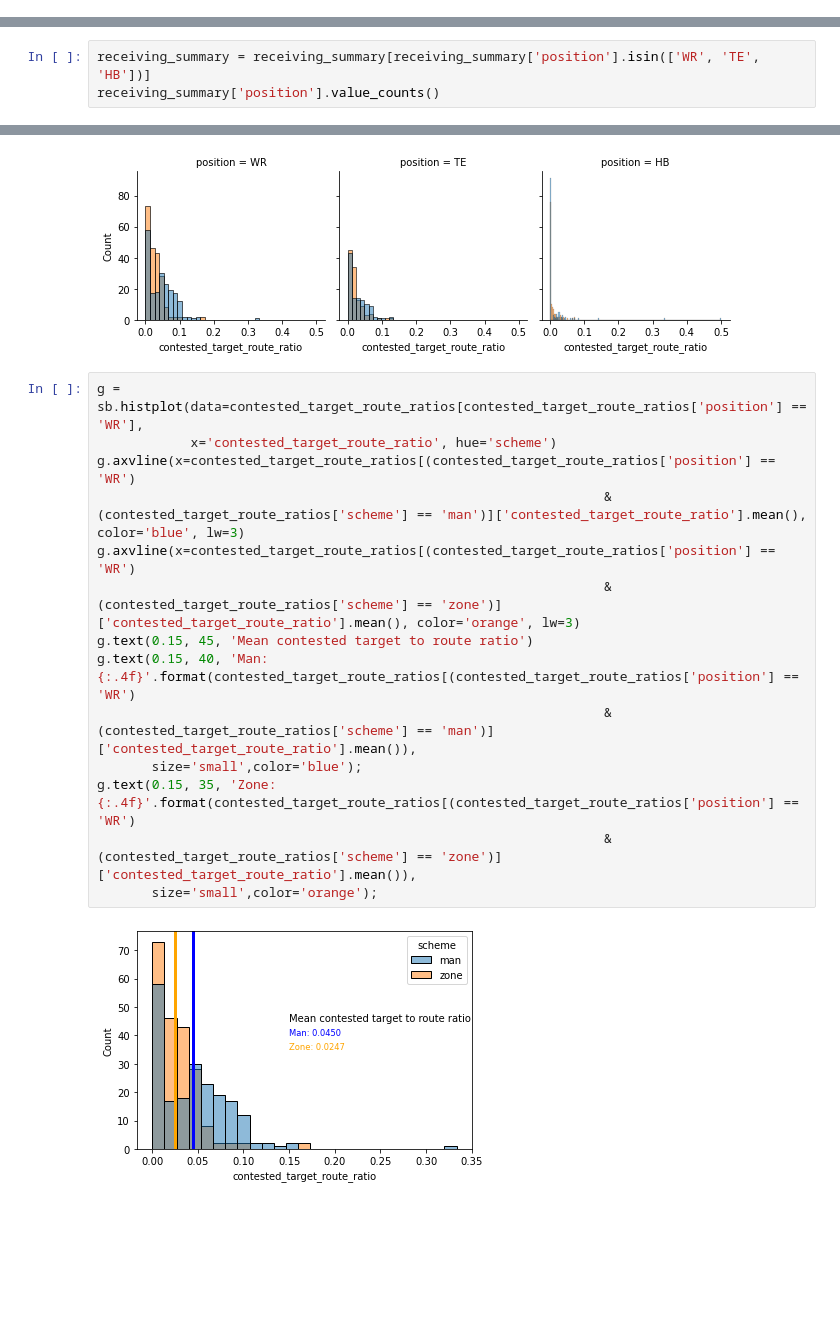
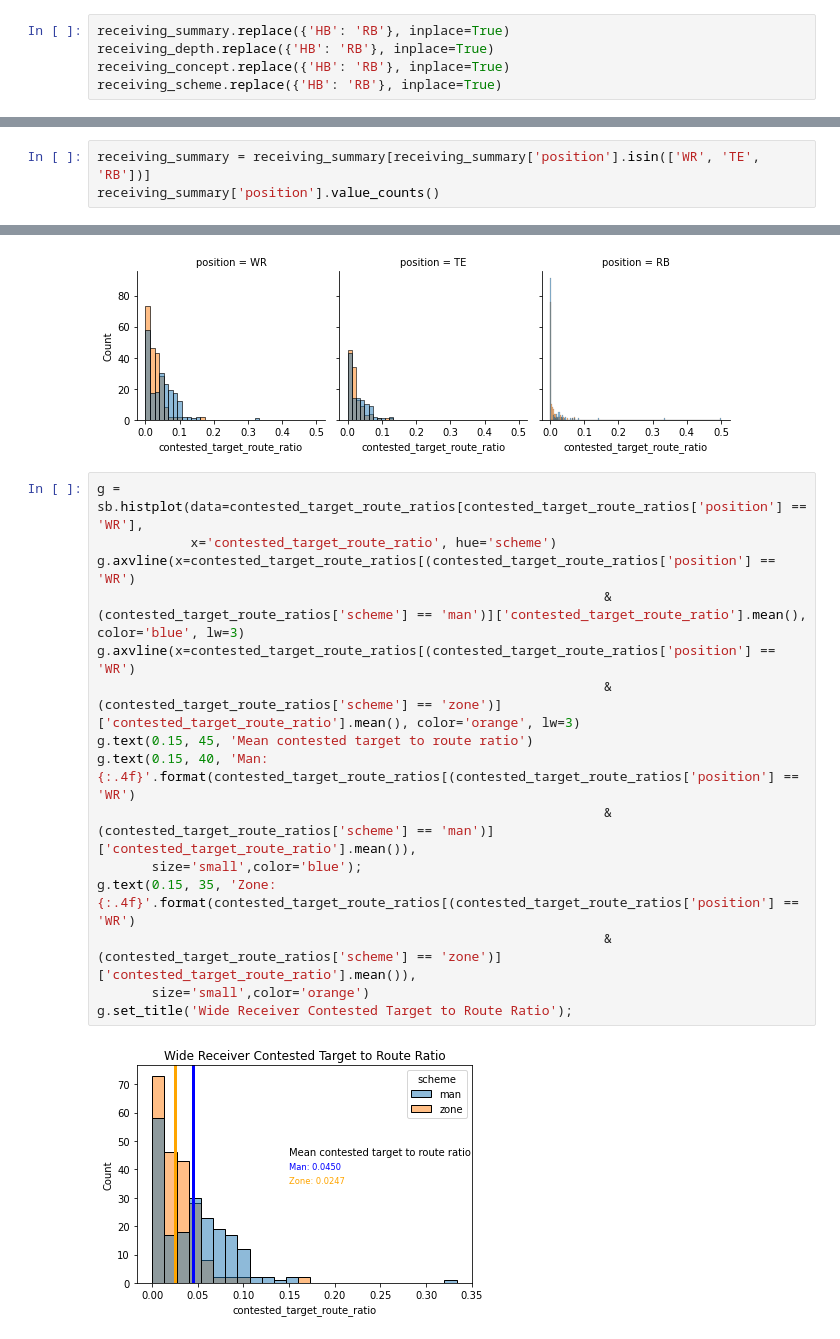
Before and after one commit to kchander92/NYCDSA-Data-Analysis-Project, a Jupyter notebook: Data Analysis Project Krishnan Chander.ipynb, the cells around one changed output, grey strips where cells are left out. Saved outputs shown, nothing was run; the diff lists cells and outputs as text; blank space fills up the shorter version.

```diff
--- a/Data Analysis Project Krishnan Chander.ipynb
+++ b/Data Analysis Project Krishnan Chander.ipynb
@@ -24,6 +21,11 @@ receiving_scheme = pd.read_csv('receiving_scheme.csv')
 # This is set to display all columns whenever showing a DataFrame, since these data sets have many features.
 
 pd.set_option('display.max_columns', None)
+# %%
+receiving_summary.replace({'HB': 'RB'}, inplace=True)
+receiving_depth.replace({'HB': 'RB'}, inplace=True)
+receiving_concept.replace({'HB': 'RB'}, inplace=True)
+receiving_scheme.replace({'HB': 'RB'}, inplace=True)
 # %% [markdown]
 ## 1. Receiving Stats by Position
 First we want to analyze the baseline statistics for receiving yards per play, both across all players and by position. This establishes what the general expectation is for receivers on the average play.
@@ -67,5 +69,5 @@ The wide receiver (WR), tight end (TE) and running back (HB, which stands for ha
 # %%
-receiving_summary = receiving_summary[receiving_summary['position'].isin(['WR', 'TE', 'HB'])]
+receiving_summary = receiving_summary[receiving_summary['position'].isin(['WR', 'TE', 'RB'])]
 receiving_summary['position'].value_counts()
 # %% [output]
 WR    227
@@ -459,19 +489,20 @@ g.map_dataframe(sb.histplot, x='contested_target_route_ratio', hue='scheme')
 # %%
 g = sb.histplot(data=contested_target_route_ratios[contested_target_route_ratios['position'] == 'WR'],
             x='contested_target_route_ratio', hue='scheme')
 g.axvline(x=contested_target_route_ratios[(contested_target_route_ratios['position'] == 'WR')
                                                                  & (contested_target_route_ratios['scheme'] == 'man')]['contested_target_route_ratio'].mean(), color='blue', lw=3)
 g.axvline(x=contested_target_route_ratios[(contested_target_route_ratios['position'] == 'WR')
                                                                  & (contested_target_route_ratios['scheme'] == 'zone')]['contested_target_route_ratio'].mean(), color='orange', lw=3)
 g.text(0.15, 45, 'Mean contested target to route ratio')
 g.text(0.15, 40, 'Man: {:.4f}'.format(contested_target_route_ratios[(contested_target_route_ratios['position'] == 'WR')
                                                                  & (contested_target_route_ratios['scheme'] == 'man')]['contested_target_route_ratio'].mean()),
        size='small',color='blue');
 g.text(0.15, 35, 'Zone: {:.4f}'.format(contested_target_route_ratios[(contested_target_route_ratios['position'] == 'WR')
                                                                  & (contested_target_route_ratios['scheme'] == 'zone')]['contested_target_route_ratio'].mean()),
-       size='small',color='orange');
+       size='small',color='orange')
+g.set_title('Wide Receiver Contested Target to Route Ratio');
 # %% [output]
-[figure, old version]
+[figure, new version]
 # %%
 g = sb.histplot(data=contested_target_route_ratios[contested_target_route_ratios['position'] == 'TE'],
             x='contested_target_route_ratio', hue='scheme')
```
Also changed, not shown: parts of 34 cells of this notebook.
